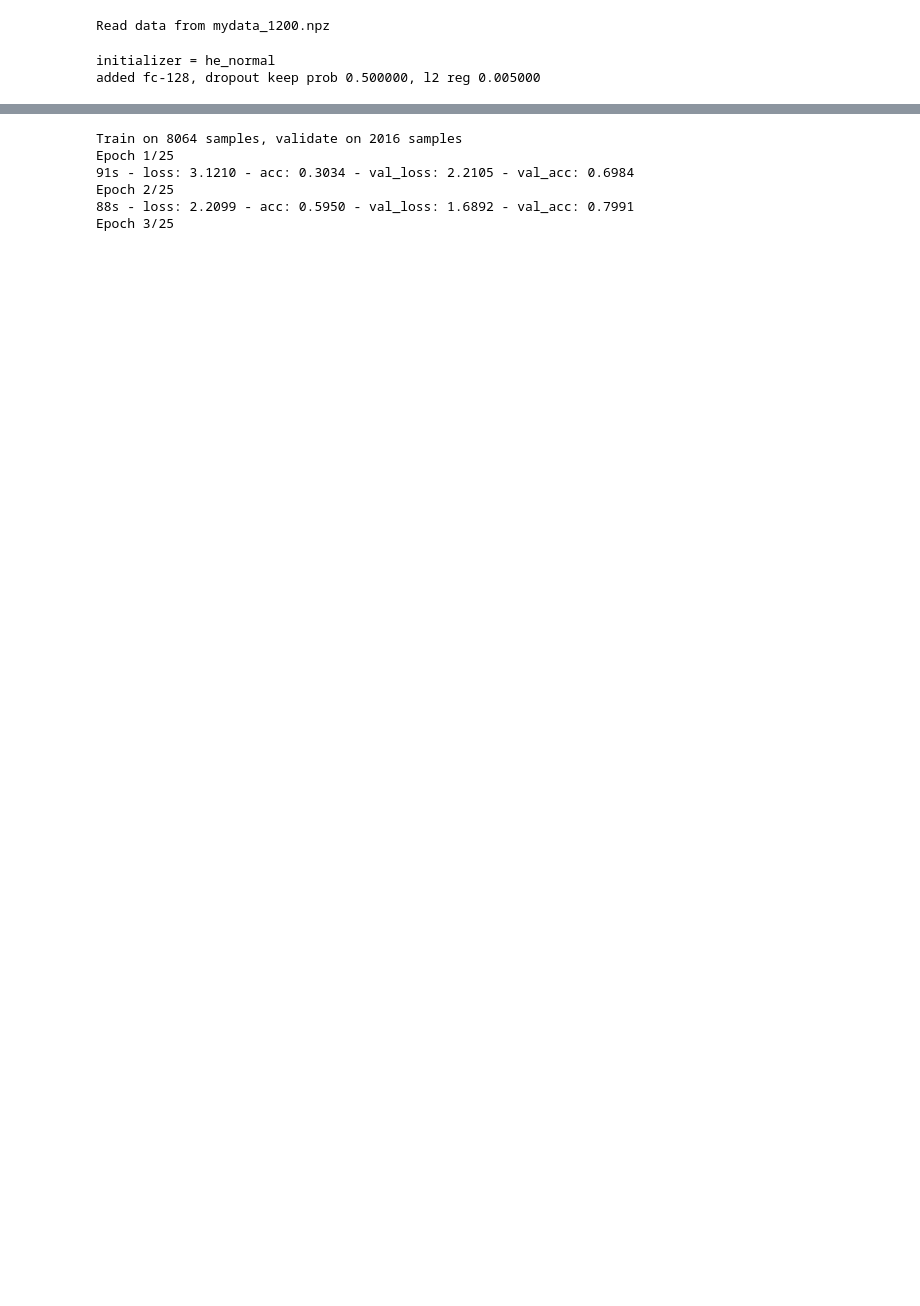
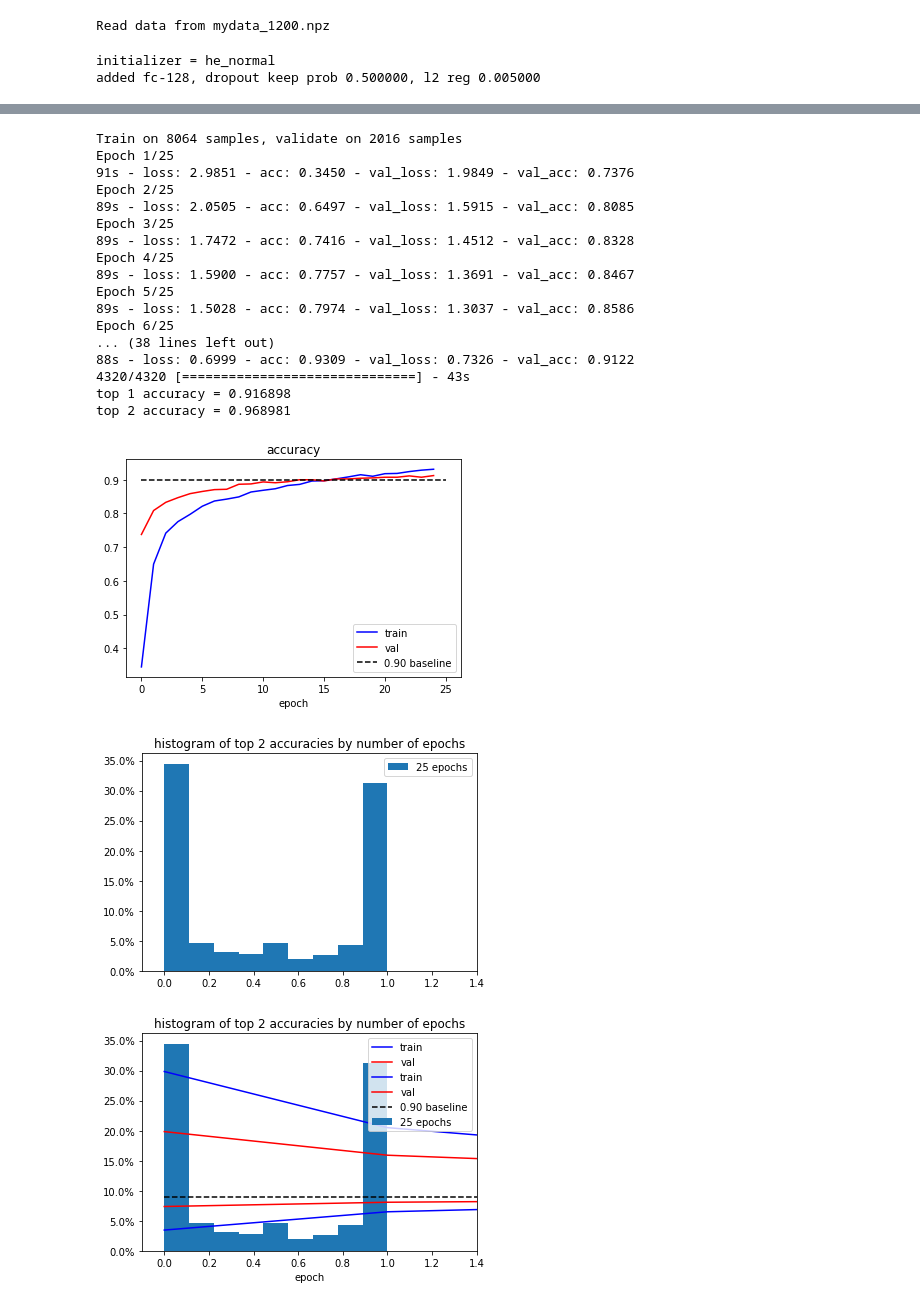
Before and after one commit to vuhonganh/transfer_learning, a Jupyter notebook: test_models.ipynb, the cells around one changed output, grey strips where cells are left out. Cells and saved outputs as stored; diff of their text form; code cells hidden in the pictures; blank space fills up the shorter version.

```diff
--- a/test_models.ipynb
+++ b/test_models.ipynb
@@ -30,11 +32,28 @@ added fc-128, dropout keep prob 0.500000, l2 reg 0.050000
 # %%
-m128.fit(x_train, y_train, x_val, y_val, bs=144)
+m128.fit(x_train, y_train, x_val, y_val, bs=96)
 m128.evaluate(x_test, y_test)
+m128.plot_acc()
+m128.plot_histograms()
+m128.save_model()
 # %% [output]
 Train on 8064 samples, validate on 2016 samples
 Epoch 1/25
-91s - loss: 3.1210 - acc: 0.3034 - val_loss: 2.2105 - val_acc: 0.6984
+91s - loss: 2.9851 - acc: 0.3450 - val_loss: 1.9849 - val_acc: 0.7376
 Epoch 2/25
-88s - loss: 2.2099 - acc: 0.5950 - val_loss: 1.6892 - val_acc: 0.7991
+89s - loss: 2.0505 - acc: 0.6497 - val_loss: 1.5915 - val_acc: 0.8085
 Epoch 3/25
+89s - loss: 1.7472 - acc: 0.7416 - val_loss: 1.4512 - val_acc: 0.8328
+Epoch 4/25
+89s - loss: 1.5900 - acc: 0.7757 - val_loss: 1.3691 - val_acc: 0.8467
+Epoch 5/25
+89s - loss: 1.5028 - acc: 0.7974 - val_loss: 1.3037 - val_acc: 0.8586
+Epoch 6/25
+... (38 lines left out)
+88s - loss: 0.6999 - acc: 0.9309 - val_loss: 0.7326 - val_acc: 0.9122
+4320/4320 [==============================] - 43s
+top 1 accuracy = 0.916898
+top 2 accuracy = 0.968981
+[figure, added]
+[figure, added]
+[figure, added]
 # %%
```
Also changed, not shown: parts of 10 cells of this notebook.
